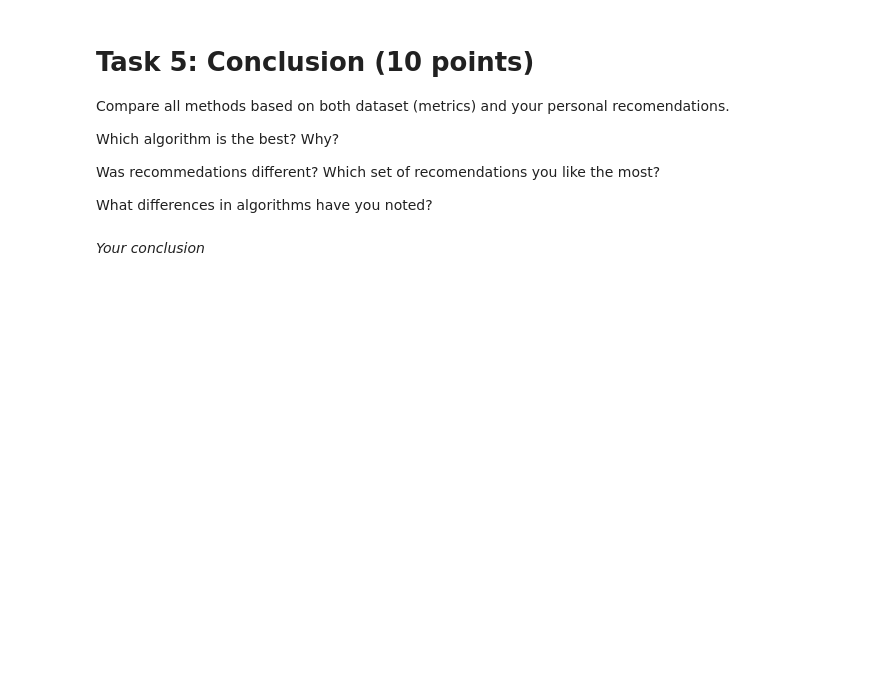
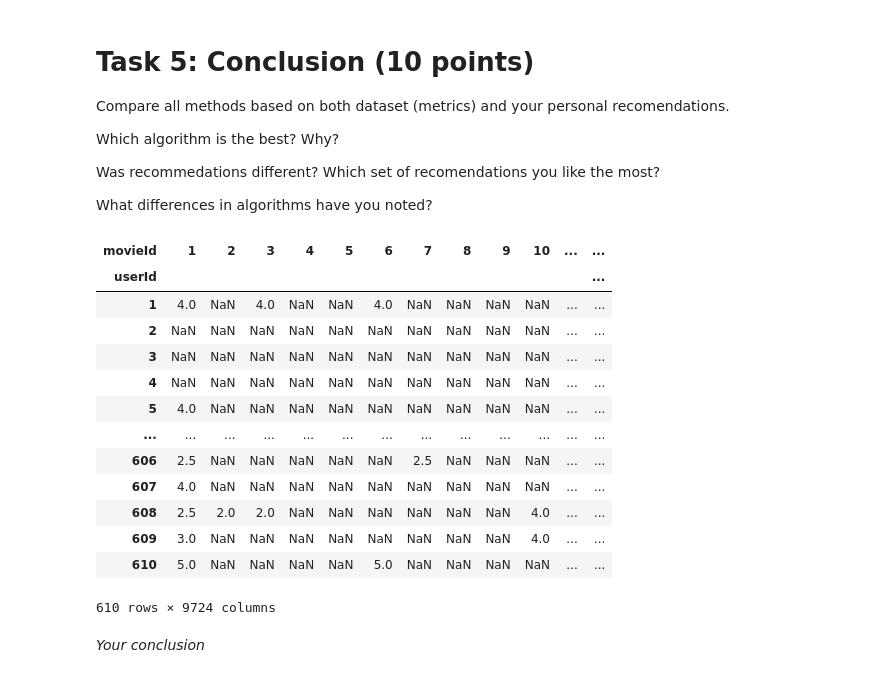
Before and after one commit to IvanKarpovich/ds-courses, a Jupyter notebook: msu25f rec_sys/recsys_hw01.ipynb, the cells around one changed output. Drawn from its saved outputs; the diff is of its cells as text; code cells hidden in the pictures; blank space fills up the shorter version.

```diff
--- a/msu25f rec_sys/recsys_hw01.ipynb
+++ b/msu25f rec_sys/recsys_hw01.ipynb
@@ -14,0 +40,9 @@ Don't forget to encode users and items from 0 to maximum!
+# %%
+pd.set_option('display.max_rows', 200)
+
+ratings = pd.read_csv('ml-latest-small/ratings.csv').set_index(['userId', 'movieId'])
+left = ratings.loc[1].rating
+right = ratings.loc[2].rating
+a = left*right #np.logical_and((left!=0), (right!=0))
+b = a[~ a.isna()]
+sim_pearson(left, right)
@@ -153,5 +331,22 @@ Which algorithm is the best? Why?
 Was recommedations different? Which set of recomendations you like the most?
 
 What differences in algorithms have you noted?
+# %%
+ratings.pivot_table(index = 'userId', columns = 'movieId', values = 'rating')
+# %% [output]
+| movieId | 1 | 2 | 3 | 4 | 5 | 6 | 7 | 8 | 9 | 10 | ... | ... |
+| userId |  |  |  |  |  |  |  |  |  |  |  | ... |
+| 1 | 4.0 | NaN | 4.0 | NaN | NaN | 4.0 | NaN | NaN | NaN | NaN | ... | ... |
+| 2 | NaN | NaN | NaN | NaN | NaN | NaN | NaN | NaN | NaN | NaN | ... | ... |
+| 3 | NaN | NaN | NaN | NaN | NaN | NaN | NaN | NaN | NaN | NaN | ... | ... |
+| 4 | NaN | NaN | NaN | NaN | NaN | NaN | NaN | NaN | NaN | NaN | ... | ... |
+| 5 | 4.0 | NaN | NaN | NaN | NaN | NaN | NaN | NaN | NaN | NaN | ... | ... |
+| ... | ... | ... | ... | ... | ... | ... | ... | ... | ... | ... | ... | ... |
+| 606 | 2.5 | NaN | NaN | NaN | NaN | NaN | 2.5 | NaN | NaN | NaN | ... | ... |
+| 607 | 4.0 | NaN | NaN | NaN | NaN | NaN | NaN | NaN | NaN | NaN | ... | ... |
+| 608 | 2.5 | 2.0 | 2.0 | NaN | NaN | NaN | NaN | NaN | NaN | 4.0 | ... | ... |
+| 609 | 3.0 | NaN | NaN | NaN | NaN | NaN | NaN | NaN | NaN | 4.0 | ... | ... |
+| 610 | 5.0 | NaN | NaN | NaN | NaN | 5.0 | NaN | NaN | NaN | NaN | ... | ... |
+610 rows × 9724 columns
 # %% [markdown]
 _Your conclusion_
```
Also changed, not shown: parts of 26 cells of this notebook, 1 other file.
